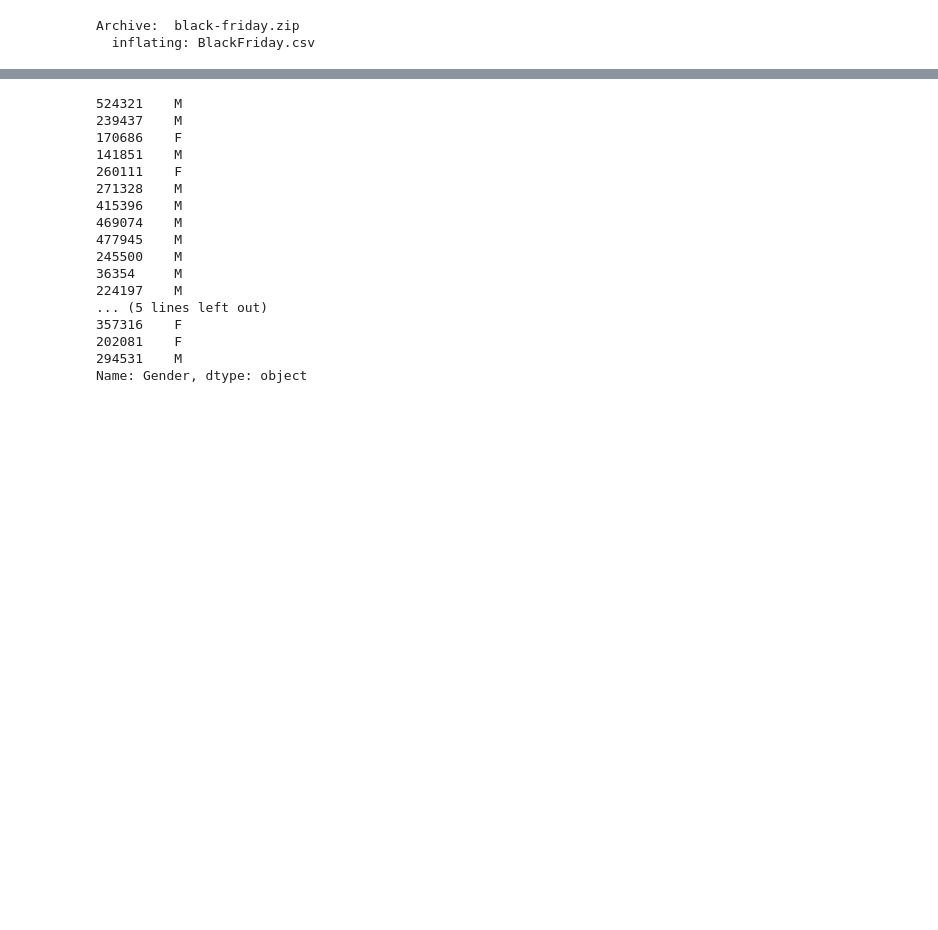
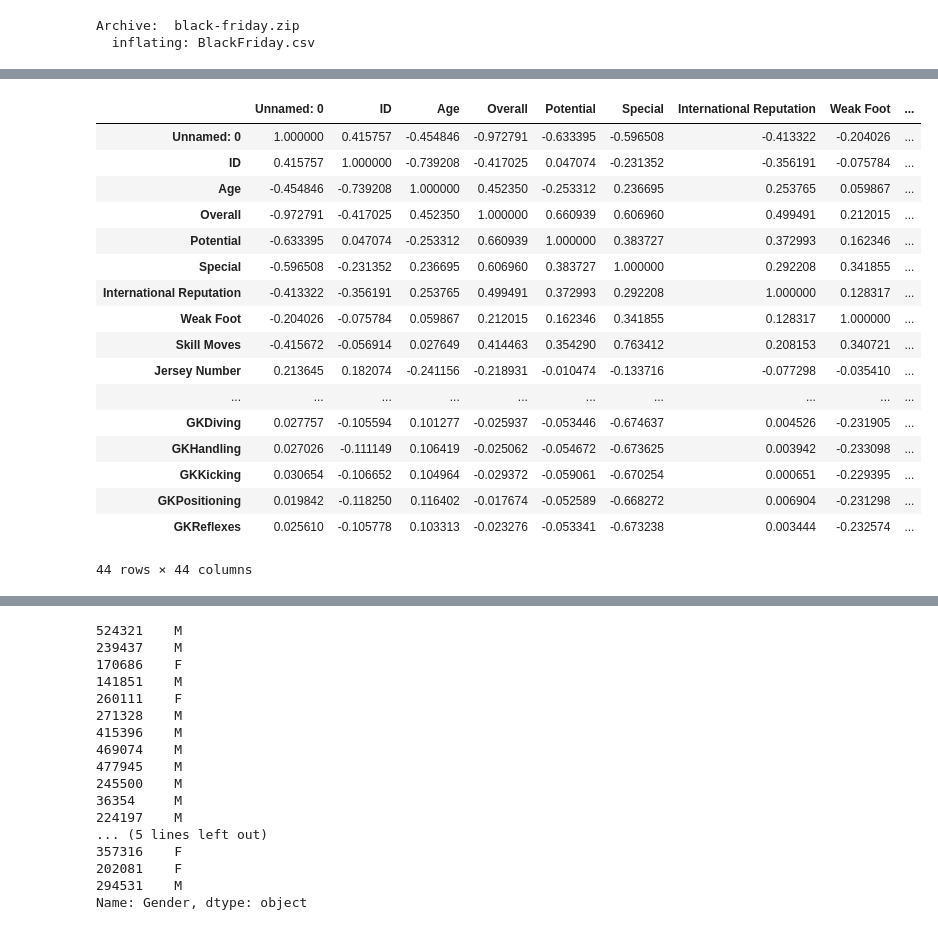
Before and after one commit to dilrubashowkat/MLearn, a Jupyter notebook: Untitled1.ipynb, the cells around one changed output, grey strips where cells are left out. Drawn from its saved outputs; the diff is of its cells as text; code cells hidden in the pictures; blank space fills up the shorter version.

```diff
--- a/Untitled1.ipynb
+++ b/Untitled1.ipynb
@@ -162,2 +173,23 @@ bf.describe()
 # %%
 from sklearn.metrics import matthews_corrcoef
+# %%
+bf.corr()
+# %% [output]
+|  | Unnamed: 0 | ID | Age | Overall | Potential | Special | International Reputation | Weak Foot | ... |
+| Unnamed: 0 | 1.000000 | 0.415757 | -0.454846 | -0.972791 | -0.633395 | -0.596508 | -0.413322 | -0.204026 | ... |
+| ID | 0.415757 | 1.000000 | -0.739208 | -0.417025 | 0.047074 | -0.231352 | -0.356191 | -0.075784 | ... |
+| Age | -0.454846 | -0.739208 | 1.000000 | 0.452350 | -0.253312 | 0.236695 | 0.253765 | 0.059867 | ... |
+| Overall | -0.972791 | -0.417025 | 0.452350 | 1.000000 | 0.660939 | 0.606960 | 0.499491 | 0.212015 | ... |
+| Potential | -0.633395 | 0.047074 | -0.253312 | 0.660939 | 1.000000 | 0.383727 | 0.372993 | 0.162346 | ... |
+| Special | -0.596508 | -0.231352 | 0.236695 | 0.606960 | 0.383727 | 1.000000 | 0.292208 | 0.341855 | ... |
+| International Reputation | -0.413322 | -0.356191 | 0.253765 | 0.499491 | 0.372993 | 0.292208 | 1.000000 | 0.128317 | ... |
+| Weak Foot | -0.204026 | -0.075784 | 0.059867 | 0.212015 | 0.162346 | 0.341855 | 0.128317 | 1.000000 | ... |
+| Skill Moves | -0.415672 | -0.056914 | 0.027649 | 0.414463 | 0.354290 | 0.763412 | 0.208153 | 0.340721 | ... |
+| Jersey Number | 0.213645 | 0.182074 | -0.241156 | -0.218931 | -0.010474 | -0.133716 | -0.077298 | -0.035410 | ... |
+| ... | ... | ... | ... | ... | ... | ... | ... | ... | ... |
+| GKDiving | 0.027757 | -0.105594 | 0.101277 | -0.025937 | -0.053446 | -0.674637 | 0.004526 | -0.231905 | ... |
+| GKHandling | 0.027026 | -0.111149 | 0.106419 | -0.025062 | -0.054672 | -0.673625 | 0.003942 | -0.233098 | ... |
+| GKKicking | 0.030654 | -0.106652 | 0.104964 | -0.029372 | -0.059061 | -0.670254 | 0.000651 | -0.229395 | ... |
+| GKPositioning | 0.019842 | -0.118250 | 0.116402 | -0.017674 | -0.052589 | -0.668272 | 0.006904 | -0.231298 | ... |
+| GKReflexes | 0.025610 | -0.105778 | 0.103313 | -0.023276 | -0.053341 | -0.673238 | 0.003444 | -0.232574 | ... |
+44 rows × 44 columns
```
Also changed, not shown: parts of 8 cells of this notebook.
